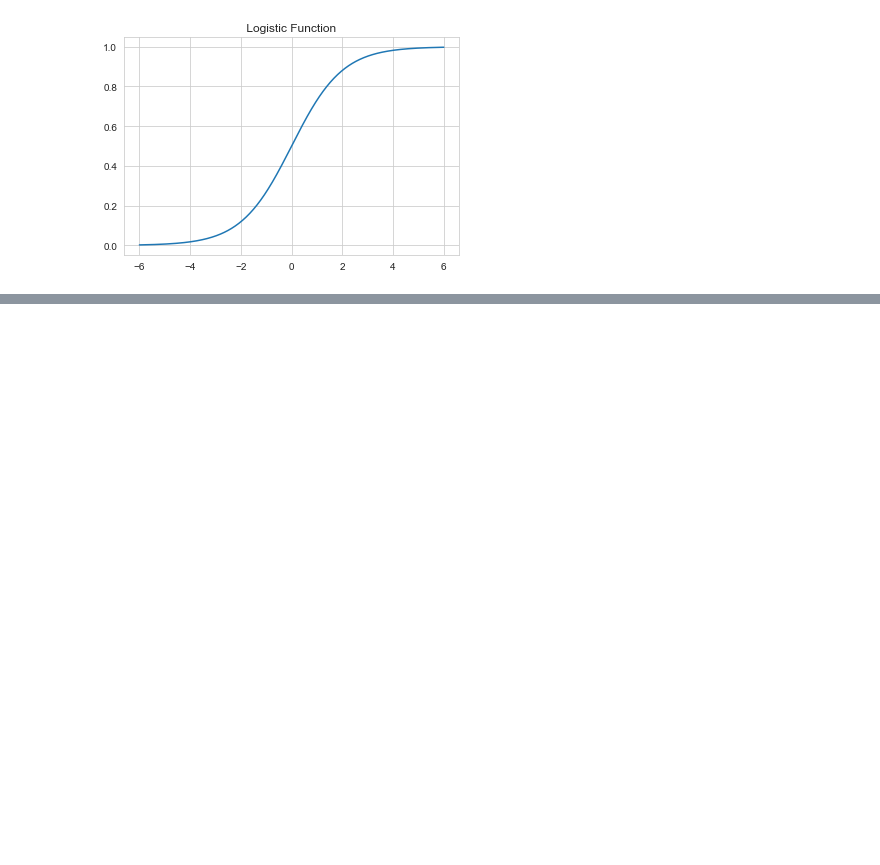
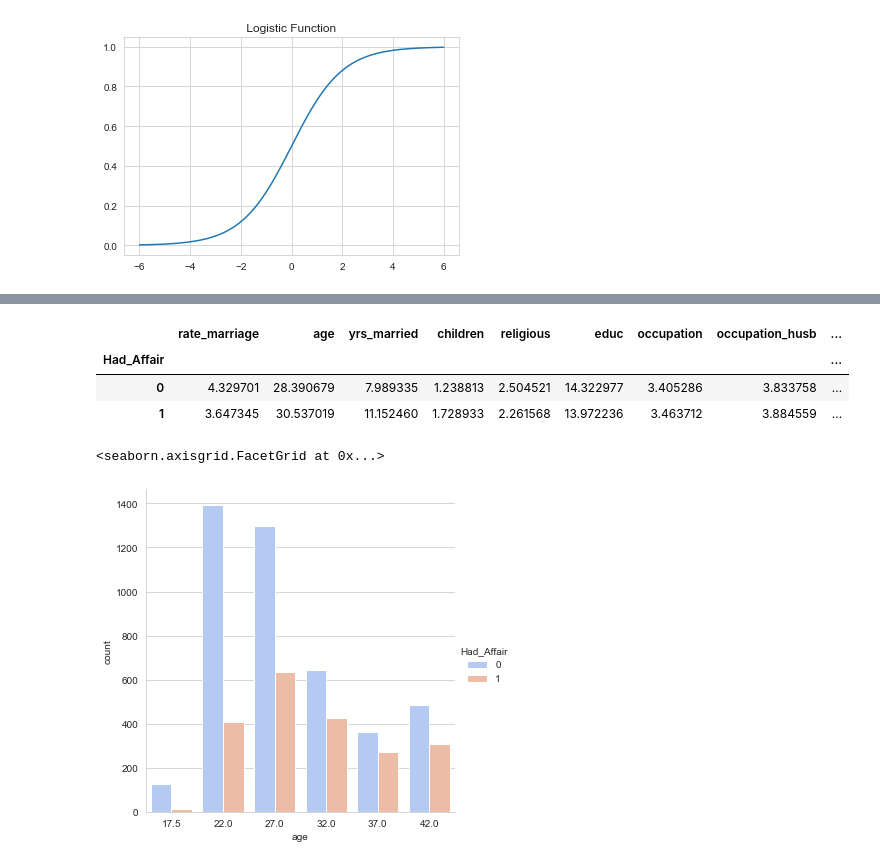
Before and after one commit to locspoc/data_analysis_and_visualisation, a Jupyter notebook: logistic-regression/Supervised Learning - Logistic Regression Example Project.ipynb, the cells around one changed output, grey strips where cells are left out. Cells and saved outputs as stored; diff of their text form; code cells hidden in the pictures; blank space fills up the shorter version.

```diff
--- a/logistic-regression/Supervised Learning - Logistic Regression Example Project.ipynb
+++ b/logistic-regression/Supervised Learning - Logistic Regression Example Project.ipynb
@@ -64,0 +124,2 @@ Text(0.5, 1.0, ' Logistic Function ')
+# %%
+df = sm.datasets.fair.load_pandas().data
@@ -64,0 +135,8 @@ Text(0.5, 1.0, ' Logistic Function ')
+# %%
+def affair_check(x):
+    if x != 0:
+        return 1
+    else:
+        return 0
+# %%
+df['Had_Affair'] = df['affairs'].apply(affair_check)
@@ -64,0 +159,12 @@ Text(0.5, 1.0, ' Logistic Function ')
+# %%
+df.groupby('Had_Affair').mean()
+# %% [output]
+|  | rate_marriage | age | yrs_married | children | religious | educ | occupation | occupation_husb | ... |
+| Had_Affair |  |  |  |  |  |  |  |  | ... |
+| 0 | 4.329701 | 28.390679 | 7.989335 | 1.238813 | 2.504521 | 14.322977 | 3.405286 | 3.833758 | ... |
+| 1 | 3.647345 | 30.537019 | 11.152460 | 1.728933 | 2.261568 | 13.972236 | 3.463712 | 3.884559 | ... |
+# %%
+sns.factorplot('age',data=df,hue='Had_Affair',palette='coolwarm',kind='count')
+# %% [output]
+<seaborn.axisgrid.FacetGrid at 0x...>
+[figure, added]
```
Also changed, not shown: parts of 11 cells of this notebook.
